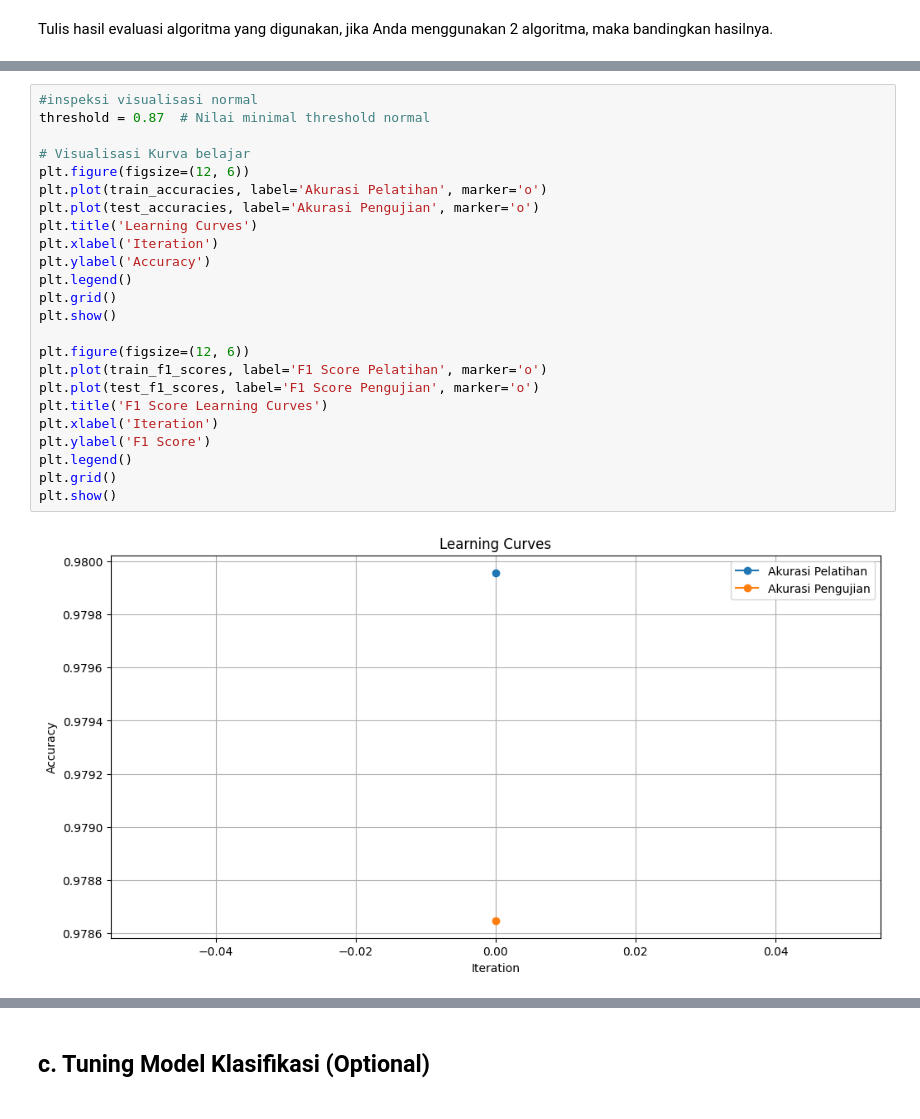
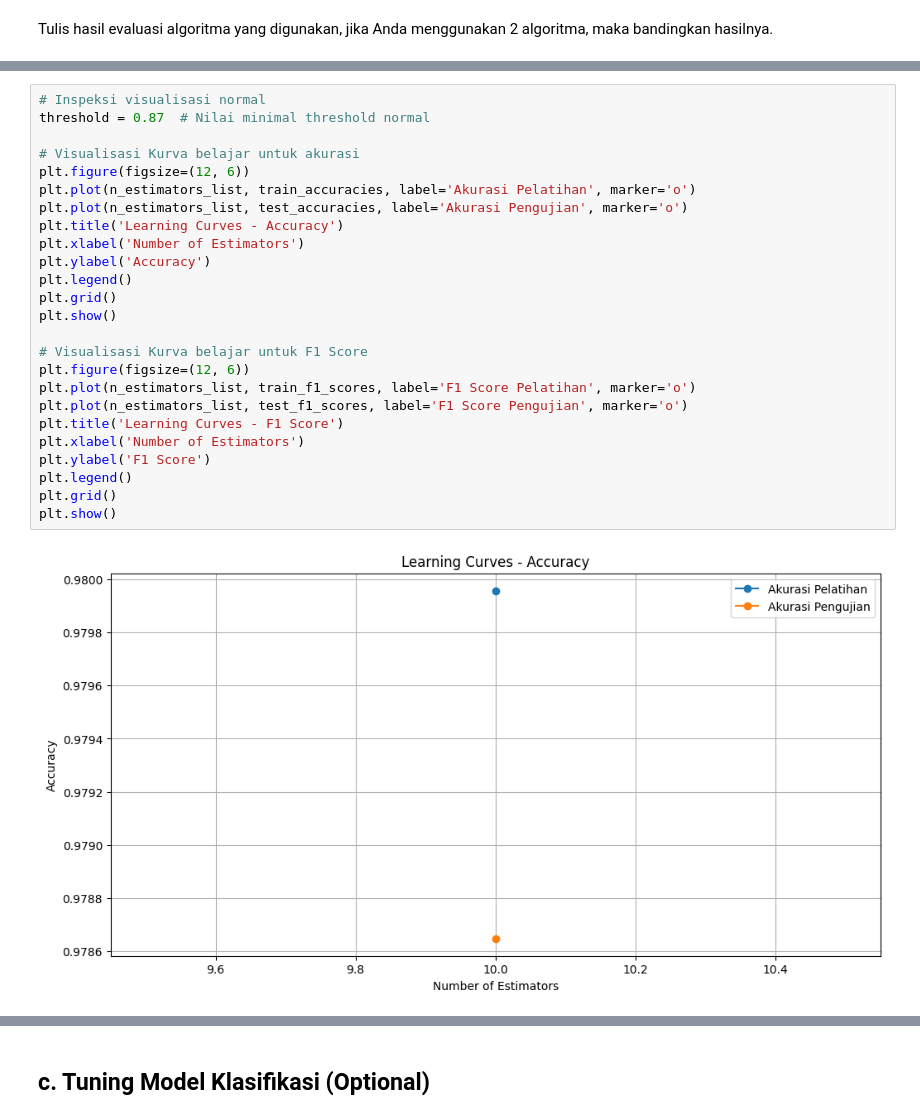
Before and after one commit to DGkurnia/cnkproject, a Jupyter notebook: BMLP_Derfansyah_Guswiranata_Kurnia_klasifikasi.ipynb, the cells around one changed output, grey strips where cells are left out. Drawn from its saved outputs; the diff is of its cells as text.

```diff
--- a/BMLP_Derfansyah_Guswiranata_Kurnia_klasifikasi.ipynb
+++ b/BMLP_Derfansyah_Guswiranata_Kurnia_klasifikasi.ipynb
@@ -536,28 +562,29 @@ weighted avg       0.98      0.98      0.98     12224
 
 Model sudah memenuhi nilai metrik.
 # %%
-#inspeksi visualisasi normal
+# Inspeksi visualisasi normal
 threshold = 0.87  # Nilai minimal threshold normal
 
-# Visualisasi Kurva belajar
+# Visualisasi Kurva belajar untuk akurasi
 plt.figure(figsize=(12, 6))
-plt.plot(train_accuracies, label='Akurasi Pelatihan', marker='o')
-plt.plot(test_accuracies, label='Akurasi Pengujian', marker='o')
-plt.title('Learning Curves')
-plt.xlabel('Iteration')
+plt.plot(n_estimators_list, train_accuracies, label='Akurasi Pelatihan', marker='o')
+plt.plot(n_estimators_list, test_accuracies, label='Akurasi Pengujian', marker='o')
+plt.title('Learning Curves - Accuracy')
+plt.xlabel('Number of Estimators')
 plt.ylabel('Accuracy')
 plt.legend()
 plt.grid()
 plt.show()
 
+# Visualisasi Kurva belajar untuk F1 Score
 plt.figure(figsize=(12, 6))
-plt.plot(train_f1_scores, label='F1 Score Pelatihan', marker='o')
-plt.plot(test_f1_scores, label='F1 Score Pengujian', marker='o')
-plt.title('F1 Score Learning Curves')
-plt.xlabel('Iteration')
+plt.plot(n_estimators_list, train_f1_scores, label='F1 Score Pelatihan', marker='o')
+plt.plot(n_estimators_list, test_f1_scores, label='F1 Score Pengujian', marker='o')
+plt.title('Learning Curves - F1 Score')
+plt.xlabel('Number of Estimators')
 plt.ylabel('F1 Score')
 plt.legend()
 plt.grid()
 plt.show()
 # %% [output]
-[figure, old version]
+[figure, new version]
```
Also changed, not shown: parts of 27 cells of this notebook.
